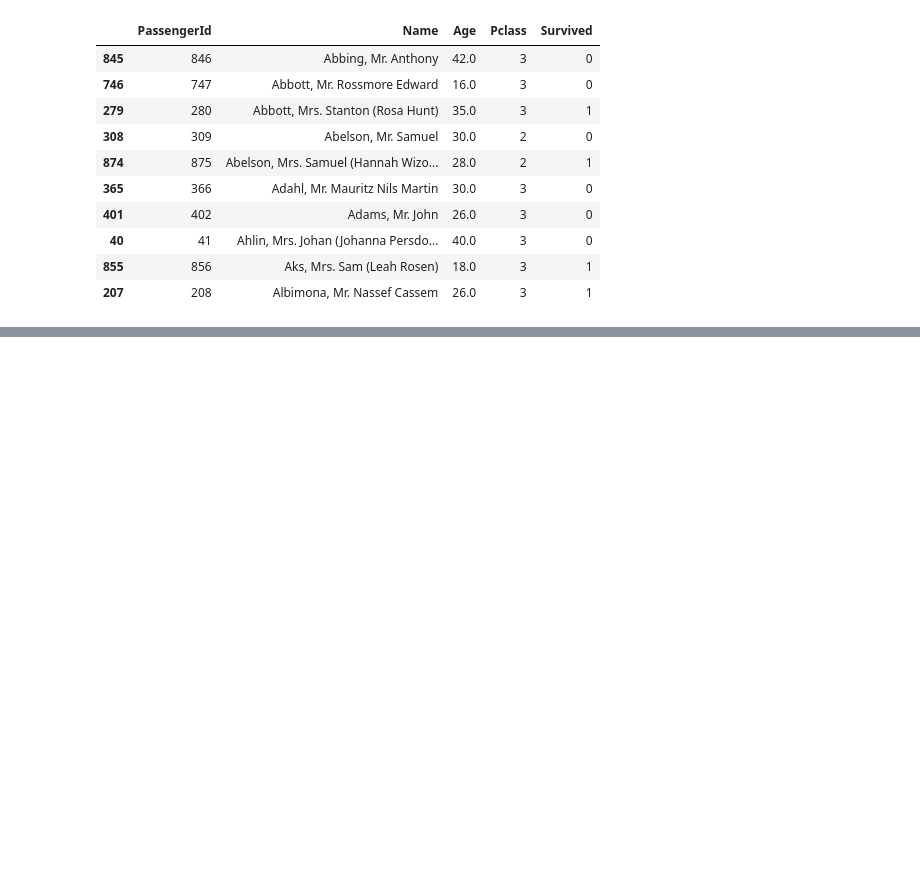
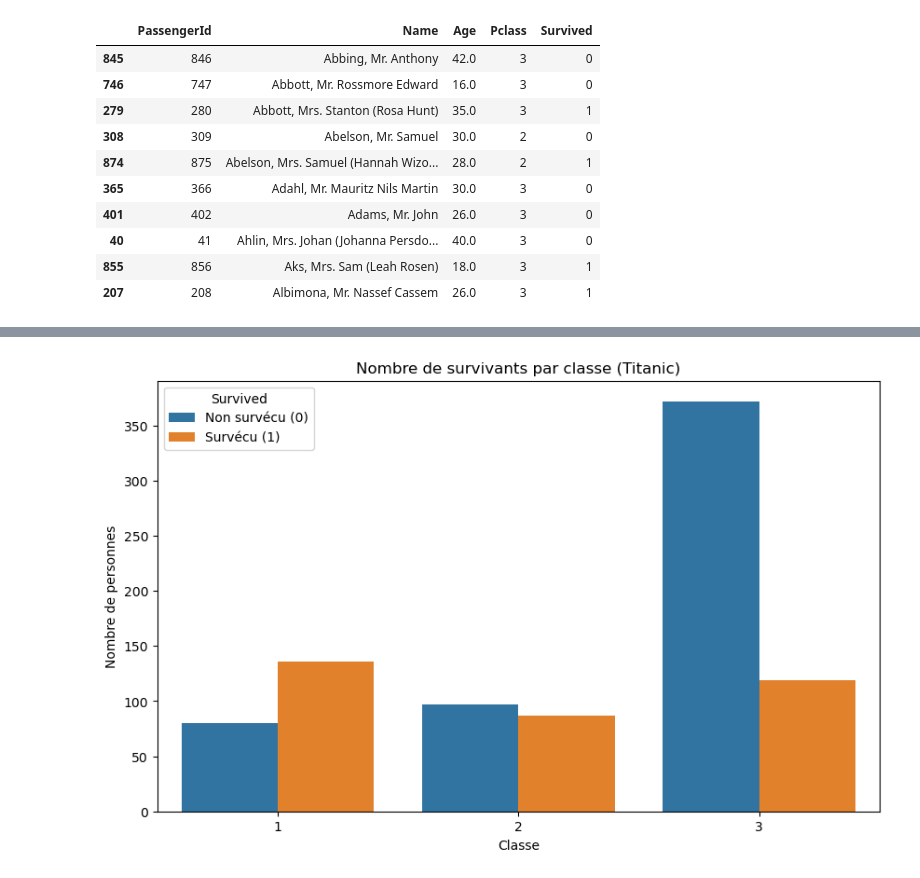
Before and after one commit to pbellot/FormationPANDAS, a Jupyter notebook: Exercices Pandas Solutions.ipynb, the cells around one changed output, grey strips where cells are left out. Cells and saved outputs as stored; diff of their text form; code cells hidden in the pictures; blank space fills up the shorter version.

```diff
--- a/Exercices Pandas Solutions.ipynb
+++ b/Exercices Pandas Solutions.ipynb
@@ -172,0 +378,11 @@ Dataframe trié par ordre alphabétique des noms:
+# %%
+# Afficher le nombre de survivants dans chaque classe avec le paramètre hue
+plt.figure(figsize=(10, 6))
+sns.countplot(data=df, x='Pclass', hue='Survived')
+plt.title('Nombre de survivants par classe (Titanic)')
+plt.xlabel('Classe')
+plt.ylabel('Nombre de personnes')
+plt.legend(title='Survived', labels=['Non survécu (0)', 'Survécu (1)'])
+plt.show()
+# %% [output]
+[figure, added]
```
Also changed, not shown: parts of 21 cells of this notebook.
